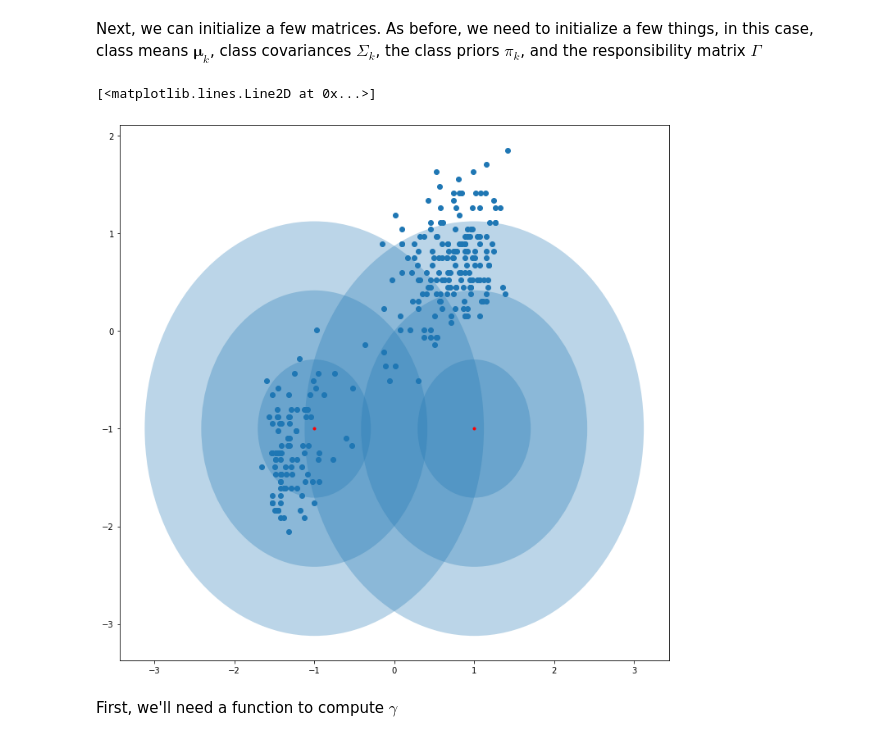
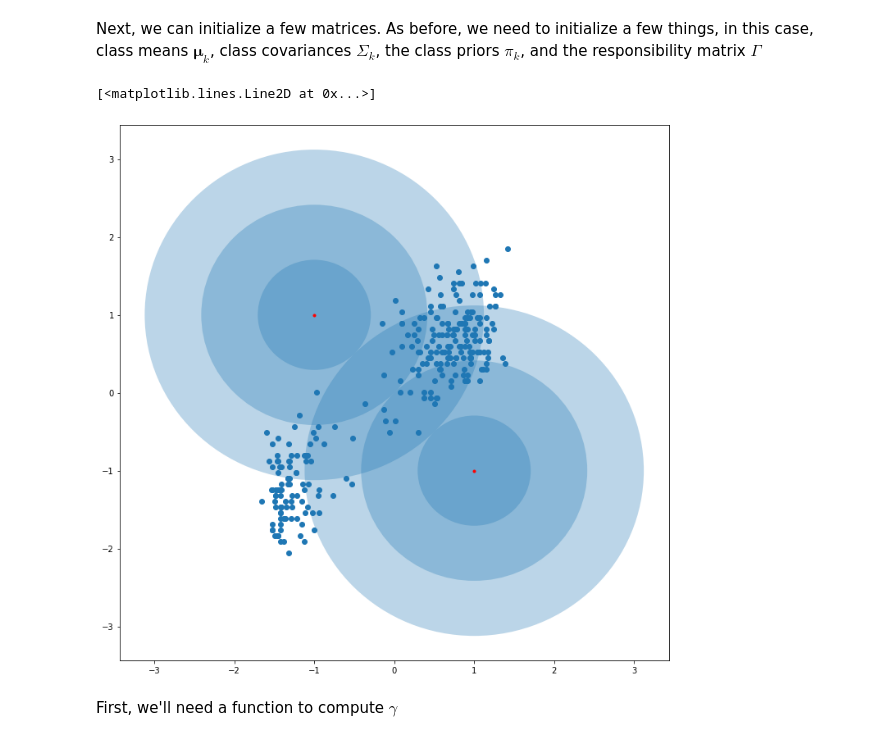
Before and after one commit to UM-CSCI-447-547-ML-Fall-2020/14-Clustering, a Jupyter notebook: expectation_maximization.ipynb, the cells around one changed output. Cells and saved outputs as stored; diff of their text form; code cells hidden in the pictures.

```diff
--- a/expectation_maximization.ipynb
+++ b/expectation_maximization.ipynb
@@ -42,30 +42,30 @@ Next, we can initialize a few matrices.  As before, we need to initialize a few
 # %%
 from scipy.stats import multivariate_normal as mvn
 import sys
 sys.path.insert(0,'./libraries/')
 from plot_ellipse import plot_ellipse
 
 m = len(X)
 N = 2
 n = 2
 
 Pi = np.ones(N)/N
 Sigma = np.ones((N,n,n))
 Sigma[0,:,:] = np.eye(n)/2.
 Sigma[1,:,:] = np.eye(n)/2.
 
 # Initialize mu
-Mu = np.vstack([[-1.0,-1.0],[1.0,-1.0]])
+Mu = np.vstack([[-1.0,1.0],[1.0,-1.0]])
 
 plt.figure()
 plt.scatter(X[:,0],X[:,1])
 plot_ellipse(Mu[0],Sigma[0],alpha=0.3)
 plot_ellipse(Mu[1],Sigma[1],alpha=0.3)
 Mu = np.array(Mu)
 plt.plot(Mu[:,0],Mu[:,1],'r.')
 # %% [output]
 [<matplotlib.lines.Line2D at 0x...>]
-[figure, old version]
+[figure, new version]
 # %% [markdown]
 First, we'll need a function to compute $\gamma$
 # %%
```
Also changed, not shown: parts of 13 cells of this notebook, 3 other files.
